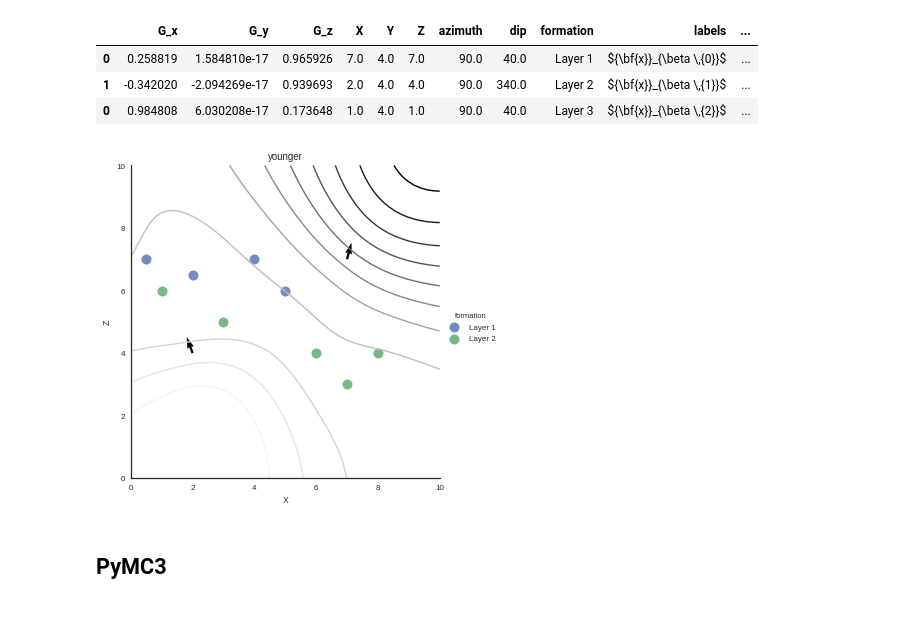
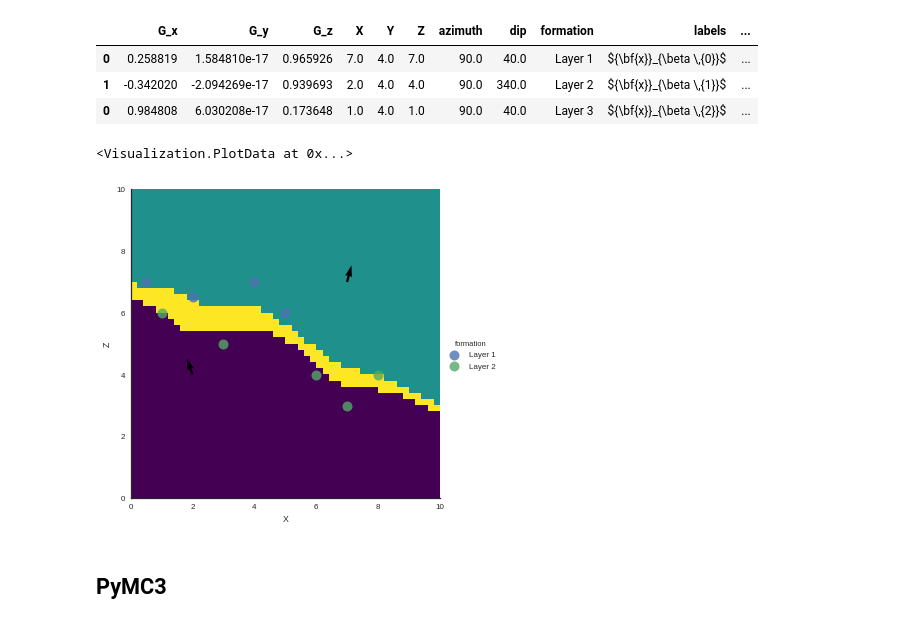
Before and after one commit to nre-aachen/gempy, a Jupyter notebook: Prototype Notebook/Example_2_Simple_PyMC3.ipynb, the cells around one changed output. Saved outputs shown, nothing was run; the diff lists cells and outputs as text; code cells hidden in the pictures.

```diff
--- a/Prototype Notebook/Example_2_Simple_PyMC3.ipynb
+++ b/Prototype Notebook/Example_2_Simple_PyMC3.ipynb
@@ -132,4 +133,6 @@ GeMpy.plot_data(geo_data, direction='y')
 # %%
 # Select series to interpolate (if you do not want to interpolate all)
 new_series = GeMpy.select_series(geo_data, ['younger'])
-data_interp = GeMpy.set_interpolator(geo_data,)
+data_interp = GeMpy.set_interpolator(geo_data,
+                                    #verbose = 'potential_field_at_all'
+                                    )
@@ -136,7 +147,8 @@ data_interp = GeMpy.set_interpolator(geo_data,)
 # %%
 # This are the shared parameters and the compilation of the function. This will be hidden as well at some point
 input_data_T = data_interp.interpolator.tg.input_parameters_list()
-debugging = theano.function(input_data_T, data_interp.interpolator.tg.whole_block_model(), on_unused_input='ignore',
+debugging = theano.function(input_data_T, data_interp.interpolator.tg.whole_block_model(),
+                            on_unused_input='ignore',
                             allow_input_downcast=True, profile=True)
 # %%
 # This prepares the user data to the theano function
@@ -178,9 +193,10 @@ input_data_P = data_interp.interpolator.data_prep()
 # %%
 sol = debugging(input_data_P[0], input_data_P[1], input_data_P[2], input_data_P[3],input_data_P[4], input_data_P[5])
 # %%
-GeMpy.plot_potential_field(new_series, sol[:-14].reshape(50,50,50),13, plot_data = True)
+GeMpy.plot_section(new_series, 13,block= sol, plot_data = True)
 # %% [output]
+<Visualization.PlotData at 0x...>
-[figure, old version]
+[figure, new version]
 # %% [markdown]
 ## PyMC3
 # %%
```
Also changed, not shown: parts of 7 cells of this notebook, 7 other files.
